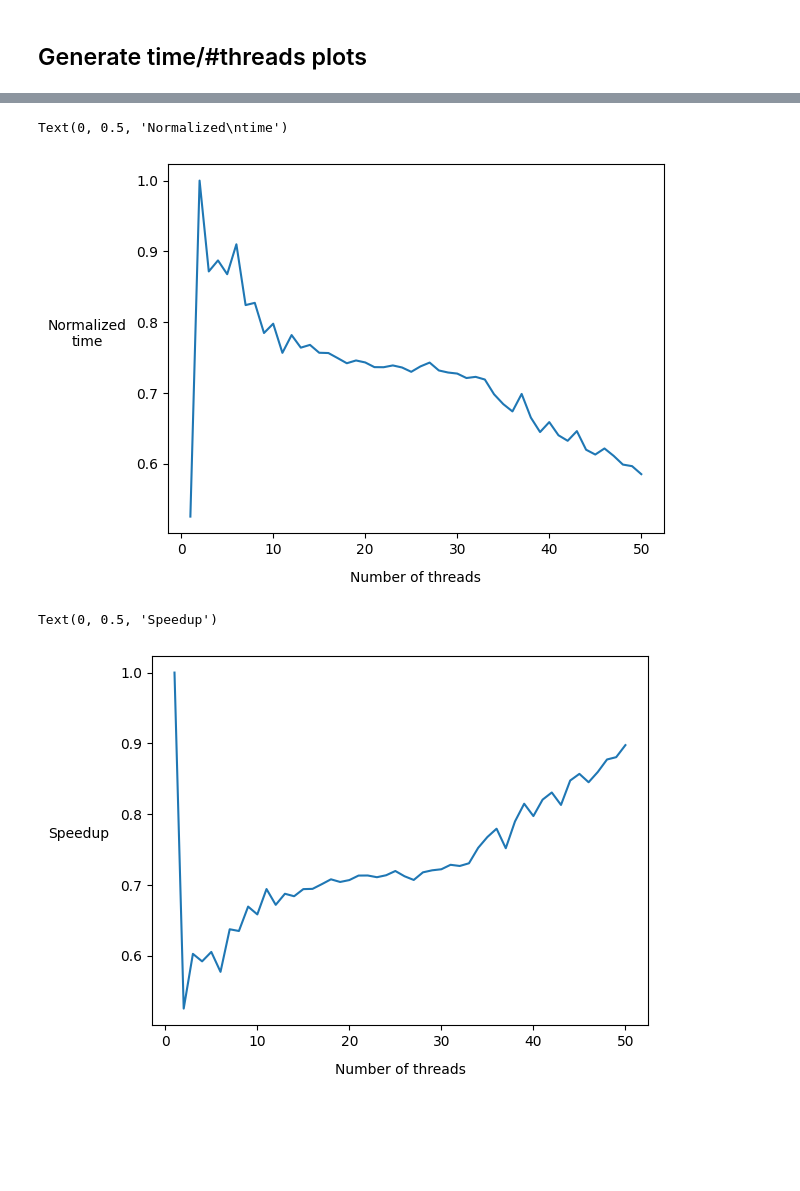
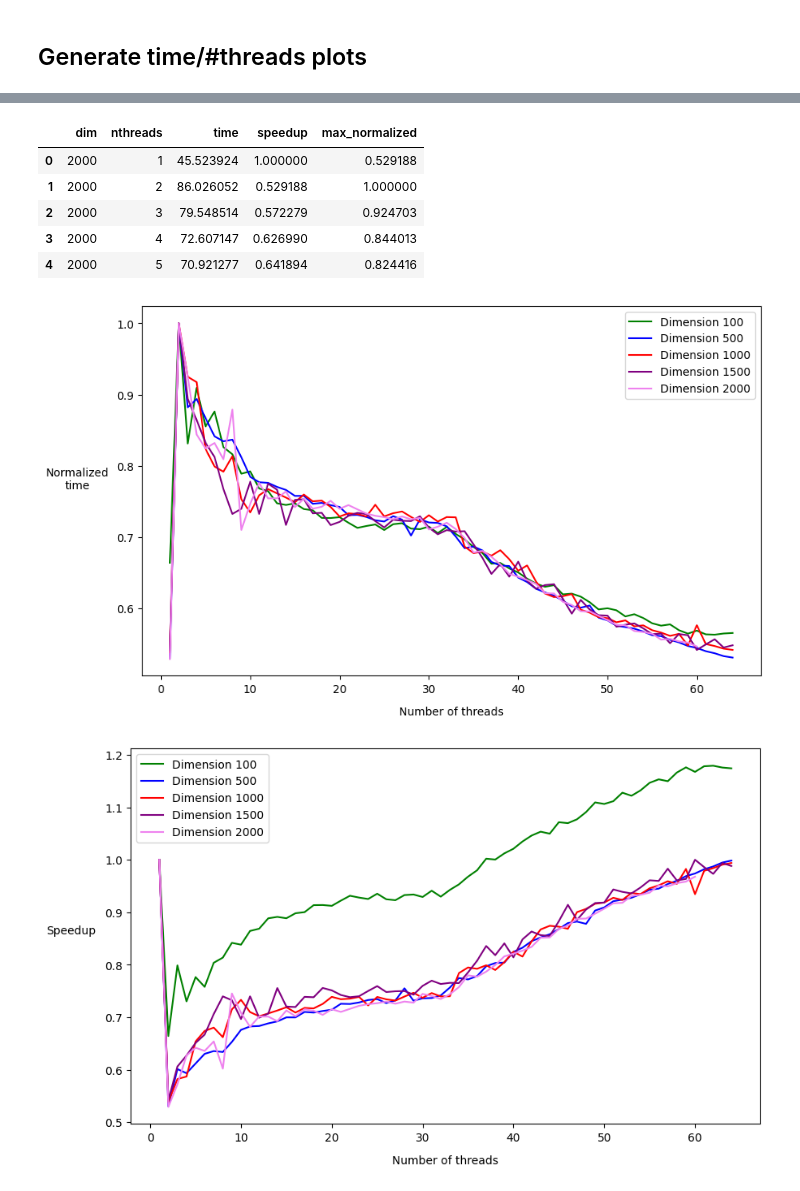
Before and after one commit to pettepiero/Foundations_of_HPC_2022, a Jupyter notebook: Assignment/exercise1/plots.ipynb, the cells around one changed output, grey strips where cells are left out. Drawn from its saved outputs; the diff is of its cells as text; code cells hidden in the pictures; blank space fills up the shorter version.

```diff
--- a/Assignment/exercise1/plots.ipynb
+++ b/Assignment/exercise1/plots.ipynb
@@ -20,0 +11,7 @@ data.head()
+# %%
+data1 = pd.read_csv("./outputs/timings/openmp-scal-740667.csv")
+data2 = pd.read_csv("./outputs/timings/openmp-scal-740543.csv")
+data3 = pd.read_csv("./outputs/timings/openmp-scal-740549.csv")
+
+data = pd.concat([data1, data2, data3], ignore_index=True)
+data.head()
@@ -21,9 +25,9 @@ data.head()
 # %%
-df100 = data[data["dim"] = 100]
-df500 = data[data["dim"] = 500]
-df1000 = data[data["dim"] = 1000]
-df1500 = data[data["dim"] = 1500]
-df2000 = data[data["dim"] = 2000]
+df100 = data[data["dim"] == 100]
+df500 = data[data["dim"] == 500]
+df1000 = data[data["dim"] == 1000]
+df1500 = data[data["dim"] == 1500]
+df2000 = data[data["dim"] == 2000]
 # %%
 #Add speedup column
 def add_speedup_and_normalized_t_columns(data: pd.DataFrame):
@@ -39,26 +61,32 @@ add_speedup_and_normalized_t_columns(df2000)
 # %%
-df100.head()
+df2000.head()
+# %% [output]
+|  | dim | nthreads | time | speedup | max_normalized |
+| 0 | 2000 | 1 | 45.523924 | 1.000000 | 0.529188 |
+| 1 | 2000 | 2 | 86.026052 | 0.529188 | 1.000000 |
+| 2 | 2000 | 3 | 79.548514 | 0.572279 | 0.924703 |
+| 3 | 2000 | 4 | 72.607147 | 0.626990 | 0.844013 |
+| 4 | 2000 | 5 | 70.921277 | 0.641894 | 0.824416 |
 # %%
 dataframes = [
     (df100, "Dimension 100", "green"),
     (df500, "Dimension 500", "blue"),
     (df1000, "Dimension 1000", "red"),
     (df1500, "Dimension 1500", "purple"),
-    (df2000, "Dimension 2000", "yellow")
+    (df2000, "Dimension 2000", "violet")
 ]
 
 plt.figure(figsize=(10, 6))
 
 for df, label, color in dataframes:
     plt.plot(df["nthreads"], df["max_normalized"], label=label, color=color)
 
 plt.xlabel("Number of threads", labelpad=10, fontsize=10)
 plt.ylabel("Normalized\ntime", labelpad=35, rotation=0, fontsize=10)
 plt.legend()
 plt.show()
 # %% [output]
-Text(0, 0.5, 'Normalized\ntime')
-[figure, old version]
+[figure, new version]
 # %%
 plt.figure(figsize=(10, 6))
 
@@ -70,5 +98,4 @@ plt.ylabel("Speedup", labelpad=30, rotation=0, fontsize=10)
 plt.legend()
 plt.show()
 # %% [output]
-Text(0, 0.5, 'Speedup')
-[figure, old version]
+[figure, new version]
```
Also changed, not shown: parts of 3 cells of this notebook, 6 other files.
